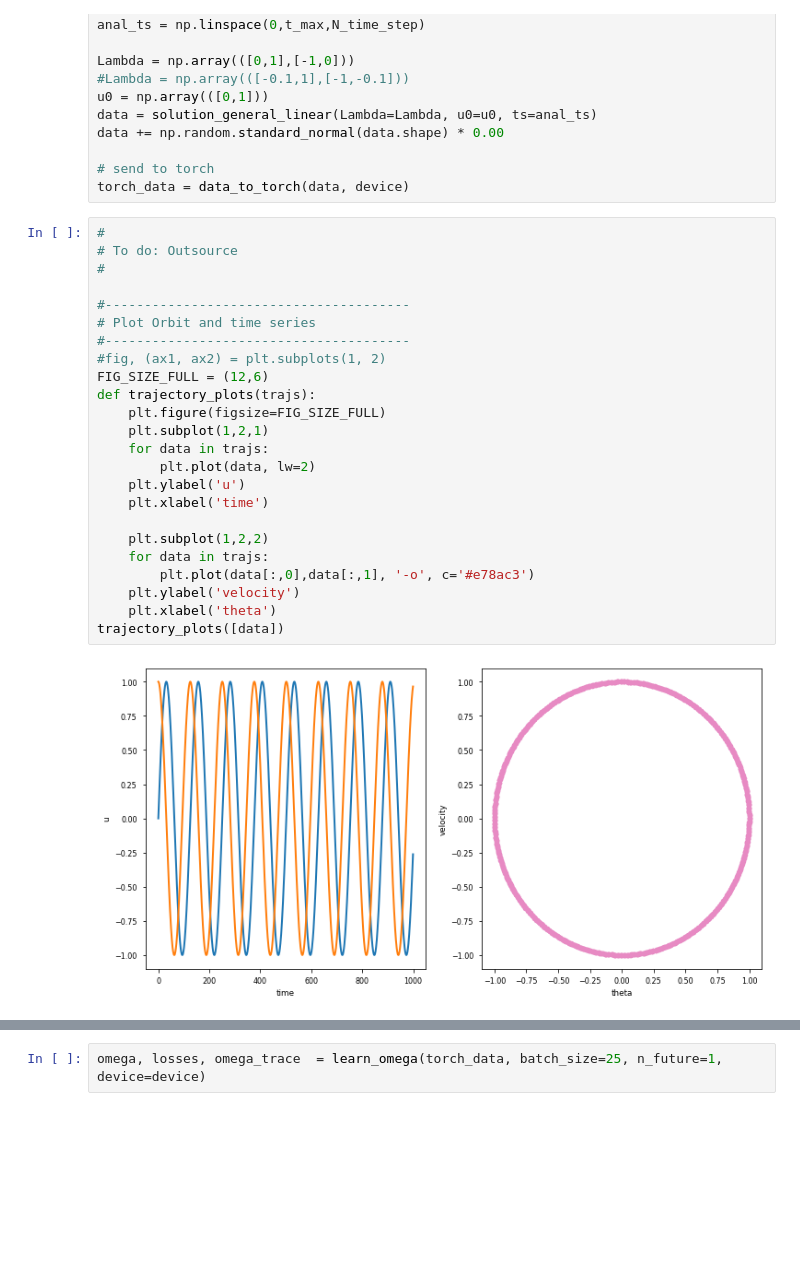
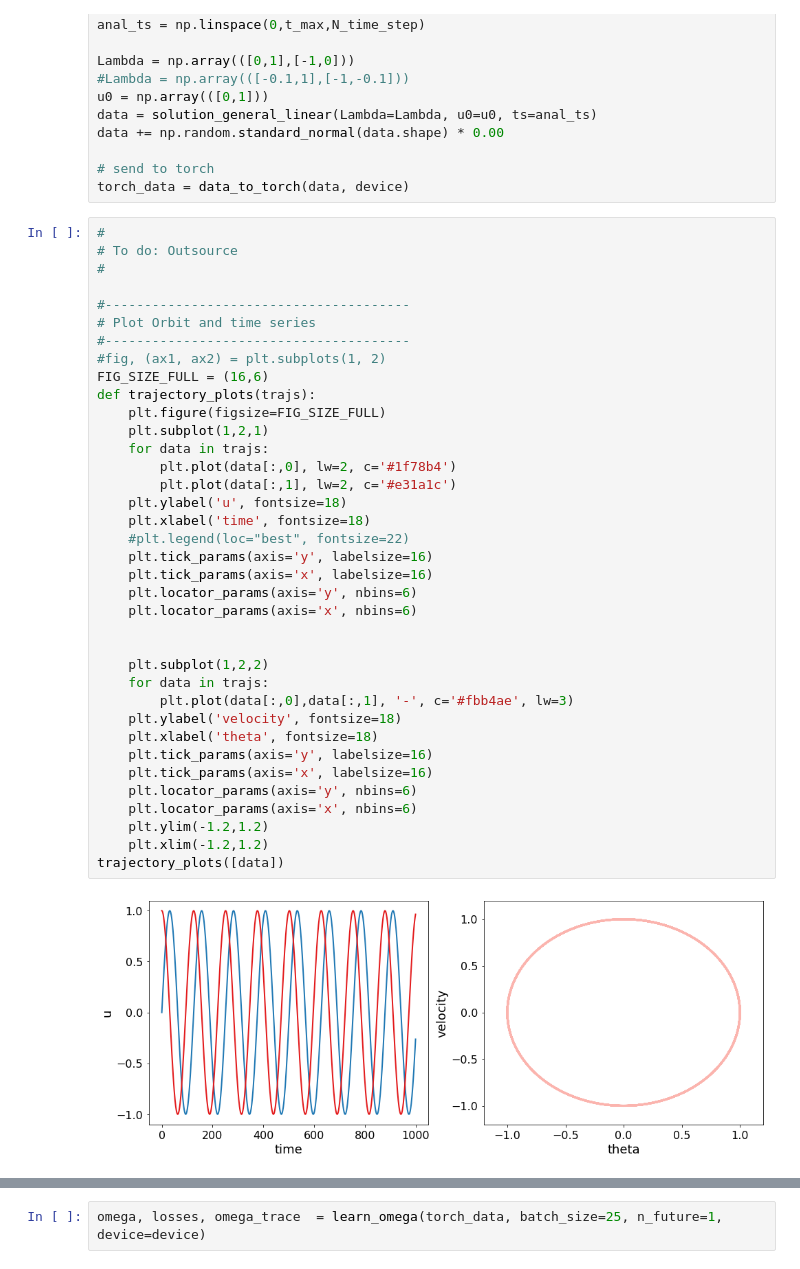
Before and after one commit to afqueiruga/on_learned_dynamics, a Jupyter notebook: experiments.ipynb, the cells around one changed output, grey strips where cells are left out. Saved outputs shown, nothing was run; the diff lists cells and outputs as text; blank space fills up the shorter version.

```diff
--- a/experiments.ipynb
+++ b/experiments.ipynb
@@ -70,26 +67,39 @@ torch_data = data_to_torch(data, device)
 # %%
 #
 # To do: Outsource
 #
 
 #---------------------------------------
 # Plot Orbit and time series
 #---------------------------------------
 #fig, (ax1, ax2) = plt.subplots(1, 2)
-FIG_SIZE_FULL = (12,6)
+FIG_SIZE_FULL = (16,6)
 def trajectory_plots(trajs):
     plt.figure(figsize=FIG_SIZE_FULL)
     plt.subplot(1,2,1)
     for data in trajs:
-        plt.plot(data, lw=2)
-    plt.ylabel('u')
-    plt.xlabel('time')
+        plt.plot(data[:,0], lw=2, c='#1f78b4')
+        plt.plot(data[:,1], lw=2, c='#e31a1c')
+    plt.ylabel('u', fontsize=18)
+    plt.xlabel('time', fontsize=18)
+    #plt.legend(loc="best", fontsize=22)
+    plt.tick_params(axis='y', labelsize=16)
+    plt.tick_params(axis='x', labelsize=16)
+    plt.locator_params(axis='y', nbins=6)
+    plt.locator_params(axis='x', nbins=6)
+
 
     plt.subplot(1,2,2)
     for data in trajs:
-        plt.plot(data[:,0],data[:,1], '-o', c='#e78ac3')
-    plt.ylabel('velocity')
-    plt.xlabel('theta')
+        plt.plot(data[:,0],data[:,1], '-', c='#fbb4ae', lw=3)
+    plt.ylabel('velocity', fontsize=18)
+    plt.xlabel('theta', fontsize=18)
+    plt.tick_params(axis='y', labelsize=16)
+    plt.tick_params(axis='x', labelsize=16)
+    plt.locator_params(axis='y', nbins=6)
+    plt.locator_params(axis='x', nbins=6)
+    plt.ylim(-1.2,1.2)
+    plt.xlim(-1.2,1.2)
 trajectory_plots([data])
 # %% [output]
-[figure, old version]
+[figure, new version]
```
Also changed, not shown: parts of 11 cells of this notebook.
